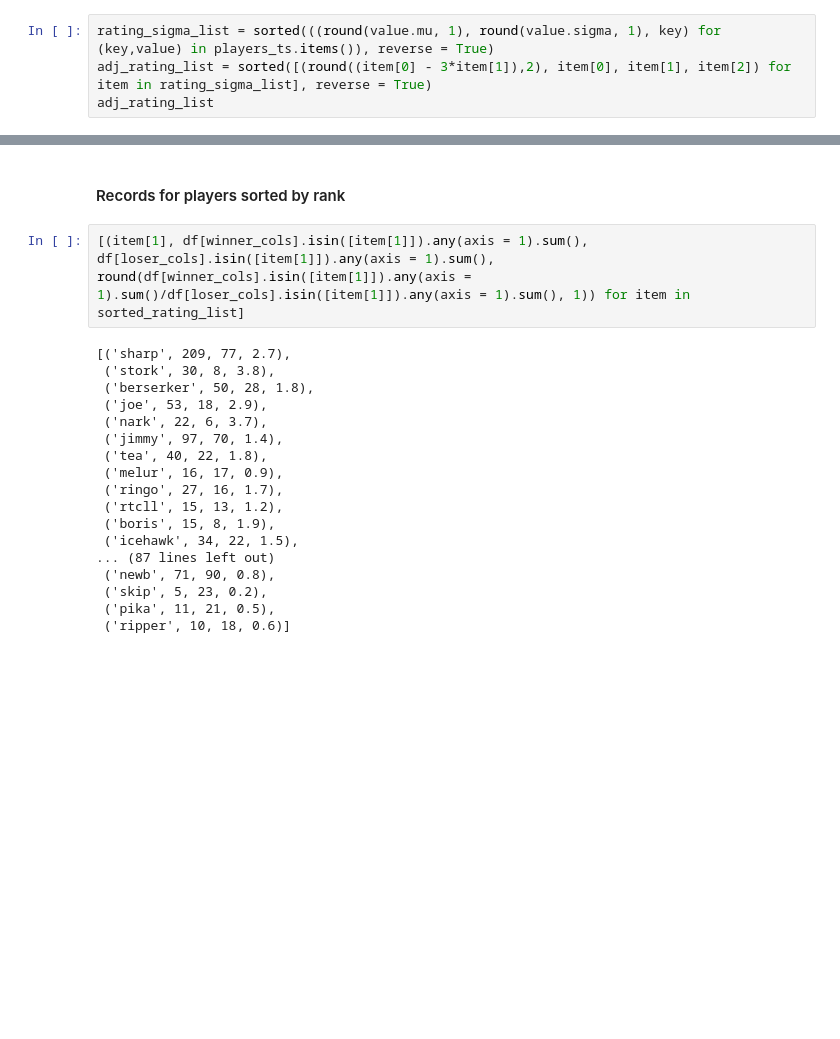
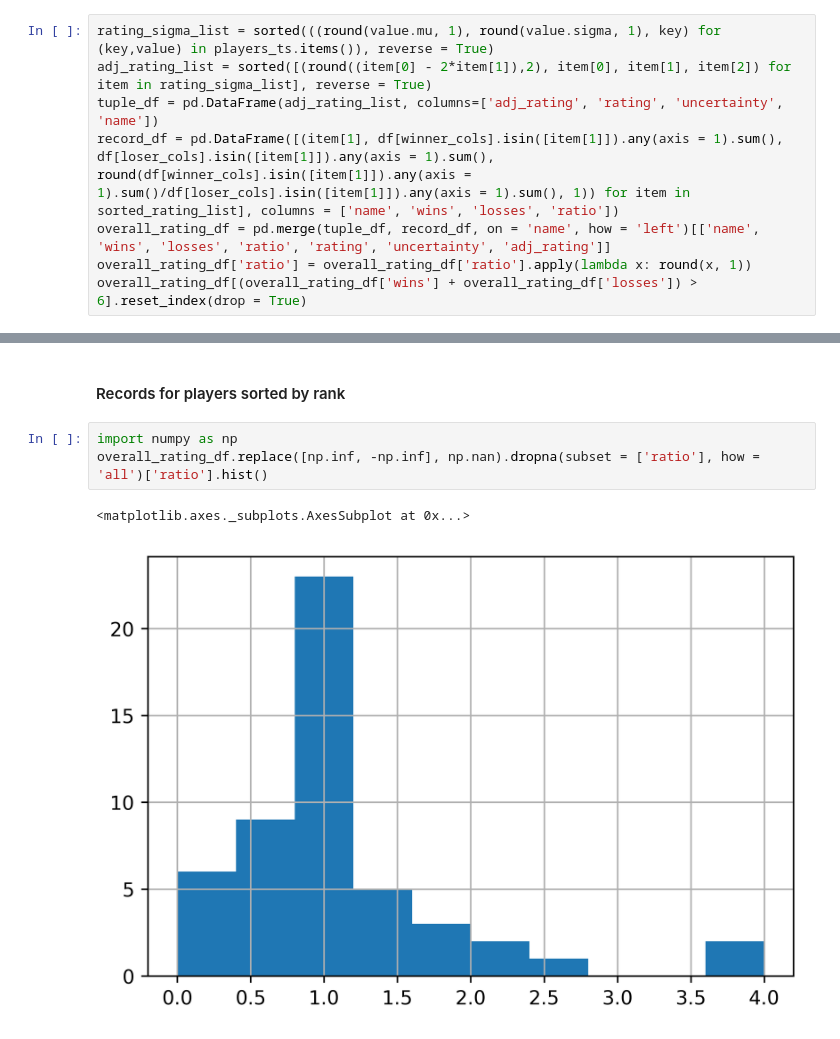
Before and after one commit to sharpsss/midair_stats, a Jupyter notebook: Midair.ipynb, the cells around one changed output, grey strips where cells are left out. Cells and saved outputs as stored; diff of their text form; blank space fills up the shorter version.

```diff
--- a/Midair.ipynb
+++ b/Midair.ipynb
@@ -177,6 +221,10 @@ sorted_rating_list
 #### Players sorted by TrueSkill adjusted rating, with add'l vals of mu and sigma
 # %%
 rating_sigma_list = sorted(((round(value.mu, 1), round(value.sigma, 1), key) for (key,value) in players_ts.items()), reverse = True)
-adj_rating_list = sorted([(round((item[0] - 3*item[1]),2), item[0], item[1], item[2]) for item in rating_sigma_list], reverse = True)
-adj_rating_list
+adj_rating_list = sorted([(round((item[0] - 2*item[1]),2), item[0], item[1], item[2]) for item in rating_sigma_list], reverse = True)
+tuple_df = pd.DataFrame(adj_rating_list, columns=['adj_rating', 'rating', 'uncertainty', 'name'])
+record_df = pd.DataFrame([(item[1], df[winner_cols].isin([item[1]]).any(axis = 1).sum(), df[loser_cols].isin([item[1]]).any(axis = 1).sum(), round(df[winner_cols].isin([item[1]]).any(axis = 1).sum()/df[loser_cols].isin([item[1]]).any(axis = 1).sum(), 1)) for item in sorted_rating_list], columns = ['name', 'wins', 'losses', 'ratio'])
+overall_rating_df = pd.merge(tuple_df, record_df, on = 'name', how = 'left')[['name', 'wins', 'losses', 'ratio', 'rating', 'uncertainty', 'adj_rating']]
+overall_rating_df['ratio'] = overall_rating_df['ratio'].apply(lambda x: round(x, 1))
+overall_rating_df[(overall_rating_df['wins'] + overall_rating_df['losses']) > 6].reset_index(drop = True)
 # %% [output]
@@ -200,23 +248,9 @@ adj_rating_list
 # %% [markdown]
 #### Records for players sorted by rank
-# %%
-[(item[1], df[winner_cols].isin([item[1]]).any(axis = 1).sum(), df[loser_cols].isin([item[1]]).any(axis = 1).sum(), round(df[winner_cols].isin([item[1]]).any(axis = 1).sum()/df[loser_cols].isin([item[1]]).any(axis = 1).sum(), 1)) for item in sorted_rating_list]
-# %% [output]
-[('sharp', 209, 77, 2.7),
- ('stork', 30, 8, 3.8),
- ('berserker', 50, 28, 1.8),
- ('joe', 53, 18, 2.9),
- ('nark', 22, 6, 3.7),
- ('jimmy', 97, 70, 1.4),
- ('tea', 40, 22, 1.8),
- ('melur', 16, 17, 0.9),
- ('ringo', 27, 16, 1.7),
- ('rtcll', 15, 13, 1.2),
- ('boris', 15, 8, 1.9),
- ('icehawk', 34, 22, 1.5),
-... (87 lines left out)
- ('newb', 71, 90, 0.8),
- ('skip', 5, 23, 0.2),
- ('pika', 11, 21, 0.5),
- ('ripper', 10, 18, 0.6)]
+# %%
+import numpy as np
+overall_rating_df.replace([np.inf, -np.inf], np.nan).dropna(subset = ['ratio'], how = 'all')['ratio'].hist()
+# %% [output]
+<matplotlib.axes._subplots.AxesSubplot at 0x...>
+[figure, added]
 # %%
```
Also changed, not shown: parts of 26 cells of this notebook, 3 other files.
